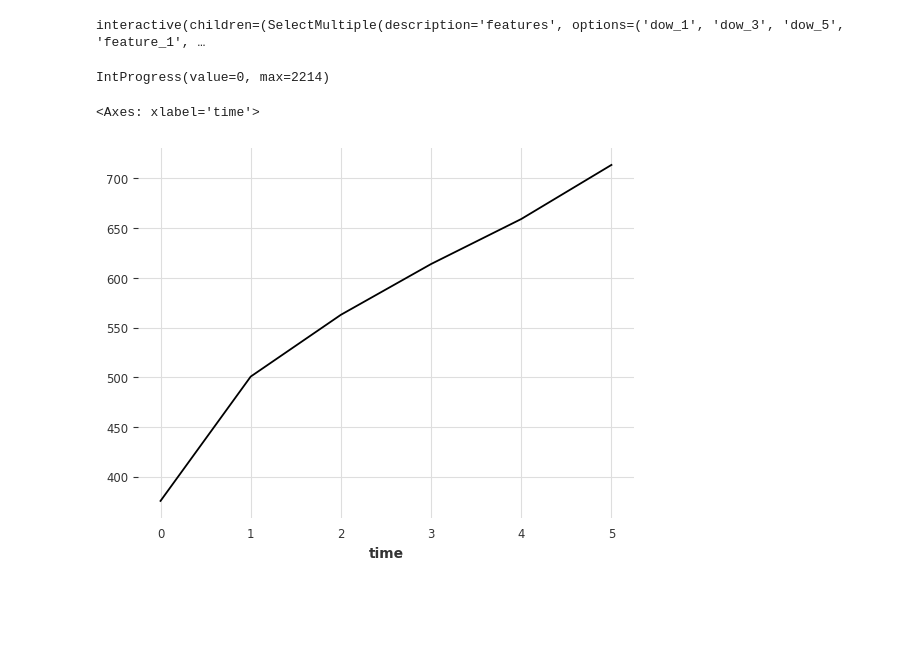
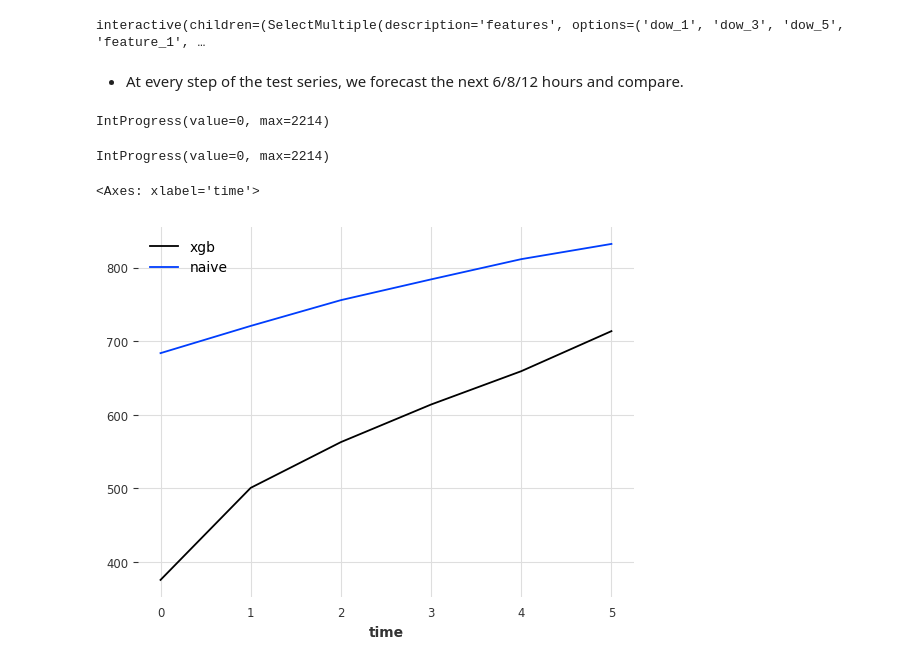
Before and after one commit to DHI/WaterBench-TimeSeries-WWTPINflow, a Jupyter notebook: code/example.ipynb, the cells around one changed output. Saved outputs shown, nothing was run; the diff lists cells and outputs as text; code cells hidden in the pictures; blank space fills up the shorter version.

Commit message:
Including comparison with naive model

```diff
--- a/code/example.ipynb
+++ b/code/example.ipynb
@@ -177,6 +178,6 @@ n_lags = 12
 # %%
 from darts.models import NaiveMovingAverage
 
-naive = NaiveMovingAverage(input_chunk_length=72)
+naive = NaiveMovingAverage(input_chunk_length=n_lags)
 naive.fit(train[2])  # Based on the previous plot, I select the longest period
 # %% [output]
@@ -293,38 +294,5 @@ def plot_forecast(features):
     plt.tight_layout()
 # %% [output]
 interactive(children=(SelectMultiple(description='features', options=('dow_1', 'dow_3', 'dow_5', 'feature_1', …
-# %%
-n_steps = len(test) - n_lags - output_chunk_length
-
-pbar2 = IntProgress(min=0, max=n_steps)
-display(pbar2)
-
-errors = []
-for t in range(n_steps):
-    test_in, test_out = test.split_before(t + n_lags)
-    pred = candidate.model.predict(
-        output_chunk_length,
-        series=test_in,
-        future_covariates=selected_test_future_covariates,
-    )
-
-    actual_pred = np.expm1(pred.values())
-    actual_values = np.expm1(test_out.slice_intersect(pred).values())
-
-    error = actual_values - actual_pred
-    errors.append(TimeSeries.from_values(values=error, columns=["error"]))
-
-    pbar2.value += 1
-# %% [output]
-IntProgress(value=0, max=2214)
-# %%
-def rmse(x):
-    return np.sqrt(np.mean(x**2))
-
-
-pd.concat([e.to_dataframe() for e in errors]).reset_index().groupby("time").apply(
-    rmse, include_groups=False
-).plot()
-# %% [output]
-<Axes: xlabel='time'>
-[figure, removed]
+# %% [markdown]
+- At every step of the test series, we forecast the next 6/8/12 hours and compare.
@@ -330,0 +358,25 @@ pd.concat([e.to_dataframe() for e in errors]).reset_index().groupby("time").appl
+# %%
+candidate_errors = compute_errors(
+    test,
+    candidate.model,
+    output_chunk_length,
+    future_covariates=selected_test_future_covariates,
+    output_transform=np.expm1,
+)
+naive_errors = compute_errors(
+    test, naive, output_chunk_length, output_transform=np.expm1, is_naive=True
+)
+# %% [output]
+IntProgress(value=0, max=2214)
+IntProgress(value=0, max=2214)
+# %%
+pd.concat(
+    [
+        metric_by_horizon(candidate_errors, rmse, "xgb"),
+        metric_by_horizon(naive_errors, rmse, "naive"),
+    ],
+    axis=1,
+).plot()
+# %% [output]
+<Axes: xlabel='time'>
+[figure, added]
```
Also changed, not shown: parts of 3 cells of this notebook.
